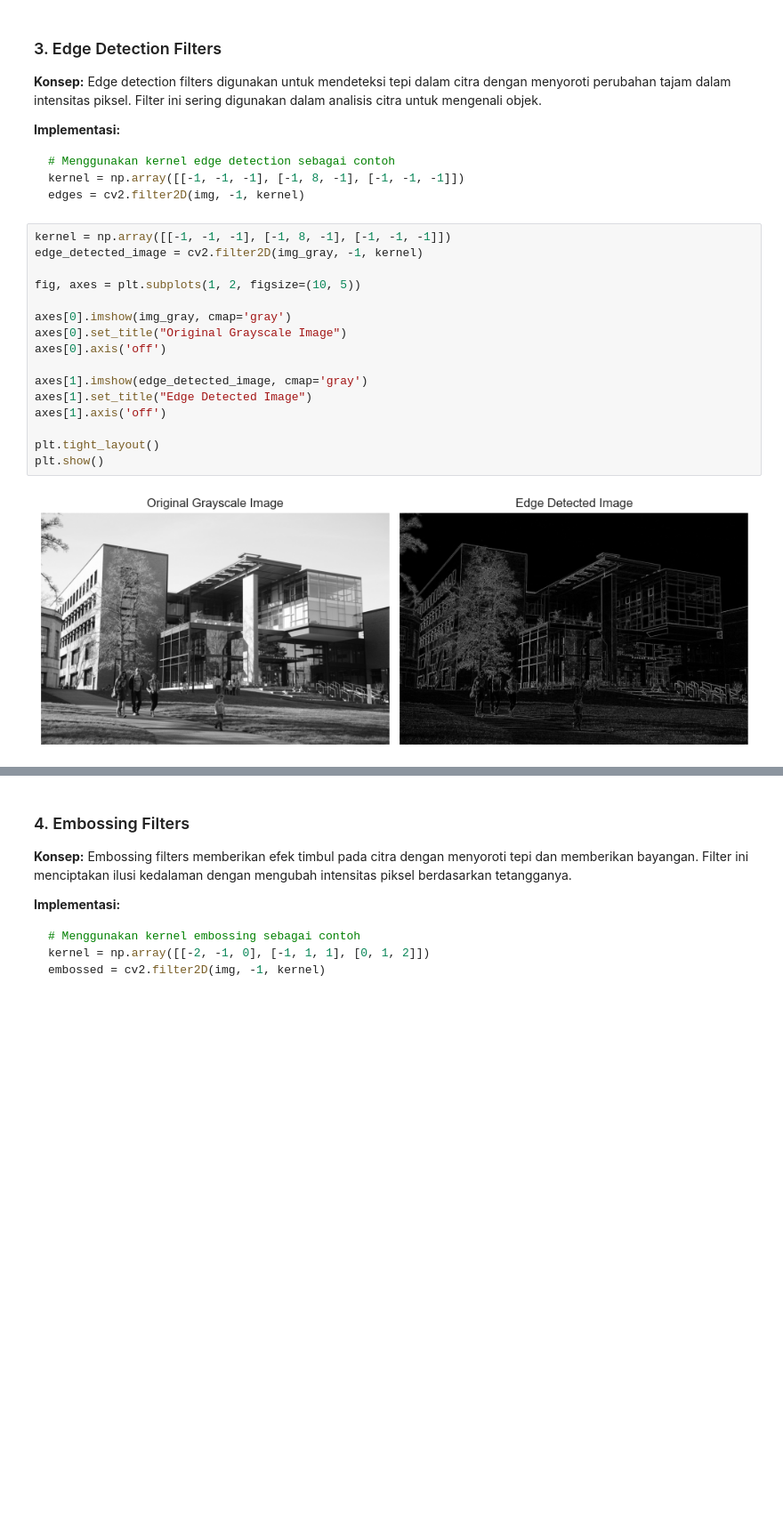
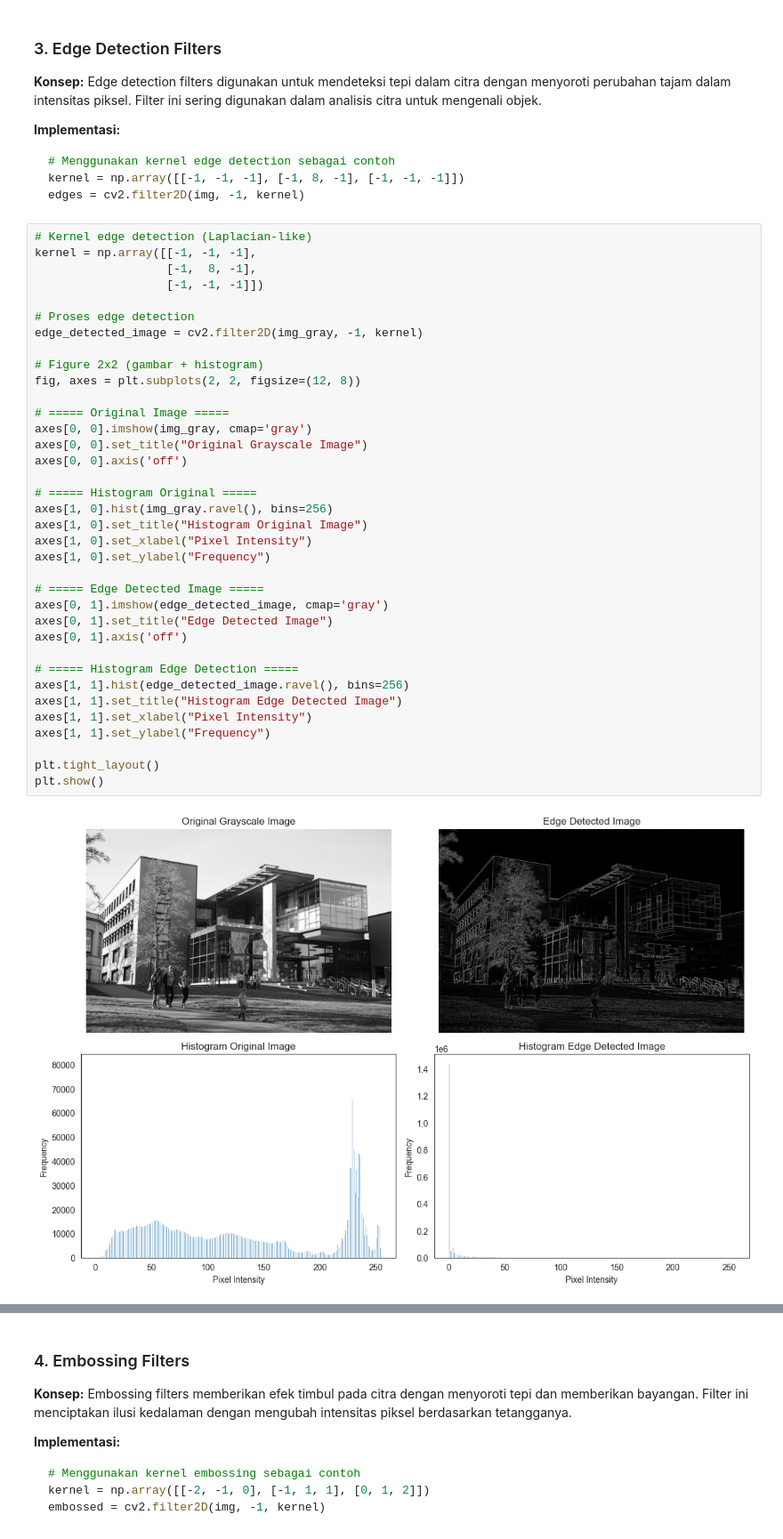
Before and after one commit to Sugiarta123/Quiz-2, a Jupyter notebook: 04_filters.ipynb, the cells around one changed output, grey strips where cells are left out. Shown at 89% size. Saved outputs shown, nothing was run; the diff lists cells and outputs as text; blank space fills up the shorter version.

````diff
--- a/04_filters.ipynb
+++ b/04_filters.ipynb
@@ -415,23 +453,43 @@ kernel = np.array([[-1, -1, -1], [-1, 8, -1], [-1, -1, -1]])
 edges = cv2.filter2D(img, -1, kernel)
 ```
 # %%
-kernel = np.array([[-1, -1, -1], [-1, 8, -1], [-1, -1, -1]])
+# Kernel edge detection (Laplacian-like)
+kernel = np.array([[-1, -1, -1],
+                   [-1,  8, -1],
+                   [-1, -1, -1]])
+
+# Proses edge detection
 edge_detected_image = cv2.filter2D(img_gray, -1, kernel)
 
-fig, axes = plt.subplots(1, 2, figsize=(10, 5))
+# Figure 2x2 (gambar + histogram)
+fig, axes = plt.subplots(2, 2, figsize=(12, 8))
 
-axes[0].imshow(img_gray, cmap='gray')
-axes[0].set_title("Original Grayscale Image")
-axes[0].axis('off')
+# ===== Original Image =====
+axes[0, 0].imshow(img_gray, cmap='gray')
+axes[0, 0].set_title("Original Grayscale Image")
+axes[0, 0].axis('off')
 
-axes[1].imshow(edge_detected_image, cmap='gray')
-axes[1].set_title("Edge Detected Image")
-axes[1].axis('off')
+# ===== Histogram Original =====
+axes[1, 0].hist(img_gray.ravel(), bins=256)
+axes[1, 0].set_title("Histogram Original Image")
+axes[1, 0].set_xlabel("Pixel Intensity")
+axes[1, 0].set_ylabel("Frequency")
+
+# ===== Edge Detected Image =====
+axes[0, 1].imshow(edge_detected_image, cmap='gray')
+axes[0, 1].set_title("Edge Detected Image")
+axes[0, 1].axis('off')
+
+# ===== Histogram Edge Detection =====
+axes[1, 1].hist(edge_detected_image.ravel(), bins=256)
+axes[1, 1].set_title("Histogram Edge Detected Image")
+axes[1, 1].set_xlabel("Pixel Intensity")
+axes[1, 1].set_ylabel("Frequency")
 
 plt.tight_layout()
 plt.show()
 # %% [output]
-[figure, old version]
+[figure, new version]
 # %% [markdown]
 #### Analisis Histogram Penerapan Edge Detection Filter pada Citra Grayscale
 
````
Also changed, not shown: parts of 12 cells of this notebook.
